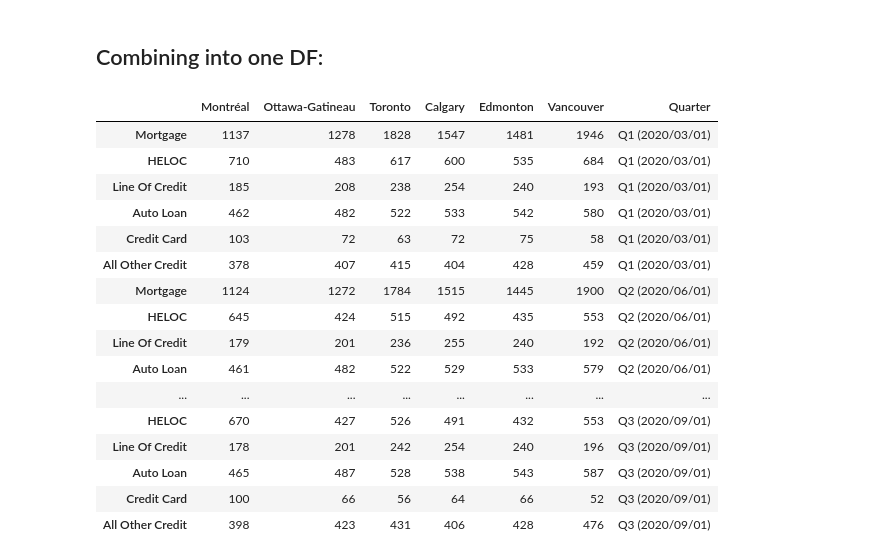
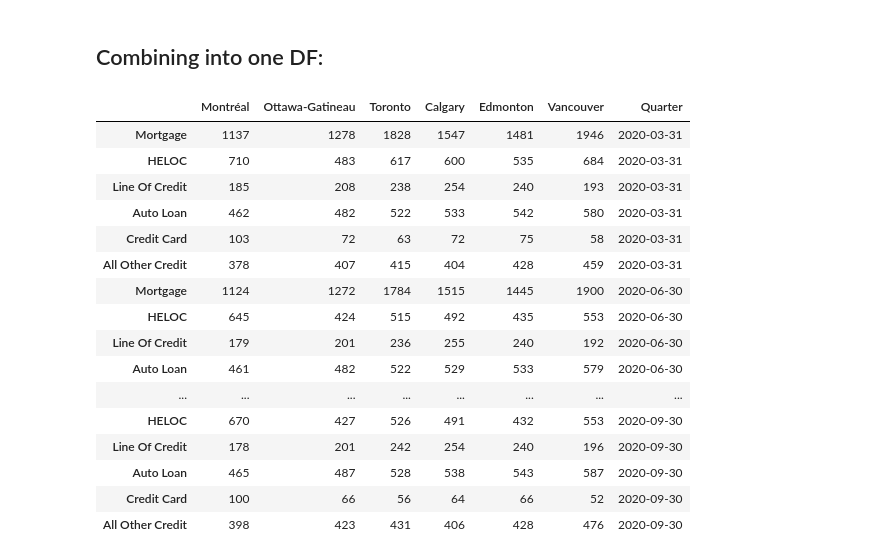
Before and after one commit to GuiBibeau/covid-data-science, a Jupyter notebook: Debt per city.ipynb, the cells around one changed output. Cells and saved outputs as stored; diff of their text form; code cells hidden in the pictures.

```diff
--- a/Debt per city.ipynb
+++ b/Debt per city.ipynb
@@ -75,31 +76,31 @@ plt.show();
 # %% [markdown]
 ## Combining into one DF:
 # %%
-q1["Quarter"] = "Q1 (2020/03/01)"
-q2["Quarter"] = "Q2 (2020/06/01)"
-q3["Quarter"] = "Q3 (2020/09/01)"
+q1["Quarter"] = "2020-03-31"
+q2["Quarter"] = "2020-06-30"
+q3["Quarter"] = "2020-09-30"
 
 # df = pd.concat([q1, q2, q3], keys = ["Q1 (2020/03/01)", "Q2 (2020/06/01)", "Q3 (2020/09/01)"])
 df = pd.concat([q1, q2, q3])
 df
 # %% [output]
 |  | Montréal | Ottawa-Gatineau | Toronto | Calgary | Edmonton | Vancouver | Quarter |
-| Mortgage | 1137 | 1278 | 1828 | 1547 | 1481 | 1946 | Q1 (2020/03/01) |
-| HELOC | 710 | 483 | 617 | 600 | 535 | 684 | Q1 (2020/03/01) |
-| Line Of Credit | 185 | 208 | 238 | 254 | 240 | 193 | Q1 (2020/03/01) |
-| Auto Loan | 462 | 482 | 522 | 533 | 542 | 580 | Q1 (2020/03/01) |
-| Credit Card | 103 | 72 | 63 | 72 | 75 | 58 | Q1 (2020/03/01) |
-| All Other Credit | 378 | 407 | 415 | 404 | 428 | 459 | Q1 (2020/03/01) |
-| Mortgage | 1124 | 1272 | 1784 | 1515 | 1445 | 1900 | Q2 (2020/06/01) |
-| HELOC | 645 | 424 | 515 | 492 | 435 | 553 | Q2 (2020/06/01) |
-| Line Of Credit | 179 | 201 | 236 | 255 | 240 | 192 | Q2 (2020/06/01) |
-| Auto Loan | 461 | 482 | 522 | 529 | 533 | 579 | Q2 (2020/06/01) |
+| Mortgage | 1137 | 1278 | 1828 | 1547 | 1481 | 1946 | 2020-03-31 |
+| HELOC | 710 | 483 | 617 | 600 | 535 | 684 | 2020-03-31 |
+| Line Of Credit | 185 | 208 | 238 | 254 | 240 | 193 | 2020-03-31 |
+| Auto Loan | 462 | 482 | 522 | 533 | 542 | 580 | 2020-03-31 |
+| Credit Card | 103 | 72 | 63 | 72 | 75 | 58 | 2020-03-31 |
+| All Other Credit | 378 | 407 | 415 | 404 | 428 | 459 | 2020-03-31 |
+| Mortgage | 1124 | 1272 | 1784 | 1515 | 1445 | 1900 | 2020-06-30 |
+| HELOC | 645 | 424 | 515 | 492 | 435 | 553 | 2020-06-30 |
+| Line Of Credit | 179 | 201 | 236 | 255 | 240 | 192 | 2020-06-30 |
+| Auto Loan | 461 | 482 | 522 | 529 | 533 | 579 | 2020-06-30 |
 | ... | ... | ... | ... | ... | ... | ... | ... |
-| HELOC | 670 | 427 | 526 | 491 | 432 | 553 | Q3 (2020/09/01) |
-| Line Of Credit | 178 | 201 | 242 | 254 | 240 | 196 | Q3 (2020/09/01) |
-| Auto Loan | 465 | 487 | 528 | 538 | 543 | 587 | Q3 (2020/09/01) |
-| Credit Card | 100 | 66 | 56 | 64 | 66 | 52 | Q3 (2020/09/01) |
-| All Other Credit | 398 | 423 | 431 | 406 | 428 | 476 | Q3 (2020/09/01) |
+| HELOC | 670 | 427 | 526 | 491 | 432 | 553 | 2020-09-30 |
+| Line Of Credit | 178 | 201 | 242 | 254 | 240 | 196 | 2020-09-30 |
+| Auto Loan | 465 | 487 | 528 | 538 | 543 | 587 | 2020-09-30 |
+| Credit Card | 100 | 66 | 56 | 64 | 66 | 52 | 2020-09-30 |
+| All Other Credit | 398 | 423 | 431 | 406 | 428 | 476 | 2020-09-30 |
 # %%
 df.to_csv("data/processed/avg_credit_final.csv")
 q1.to_csv('data/processed/dept_per_city_q1.csv')
```
Also changed, not shown: parts of 1 cell of this notebook, 5 other files.
